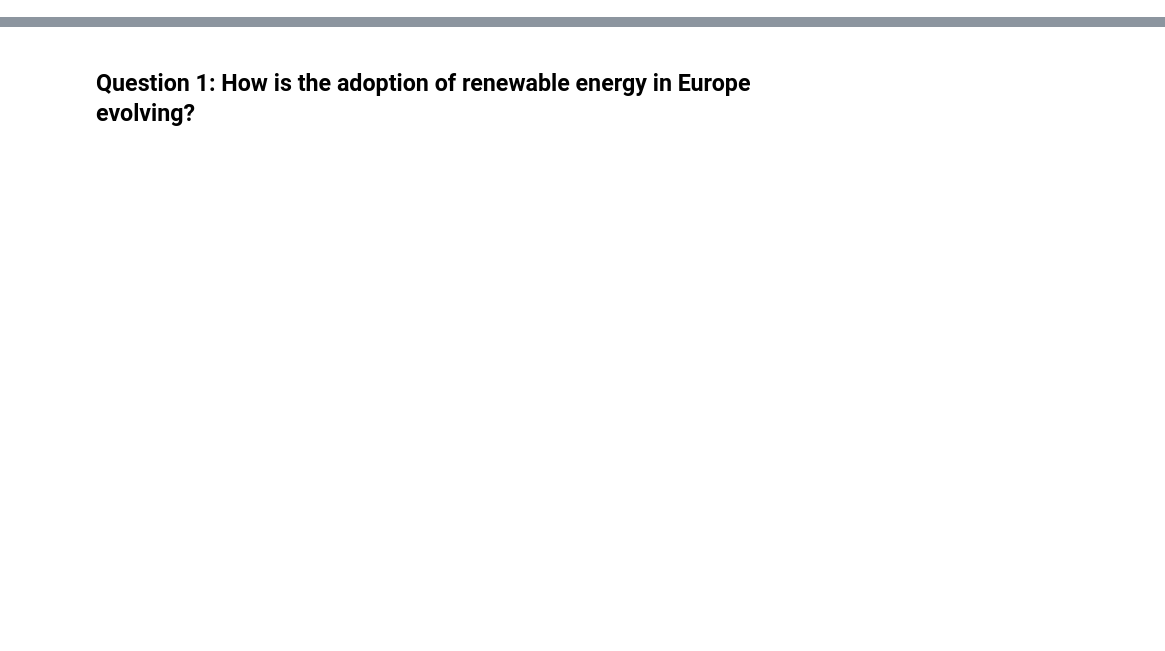
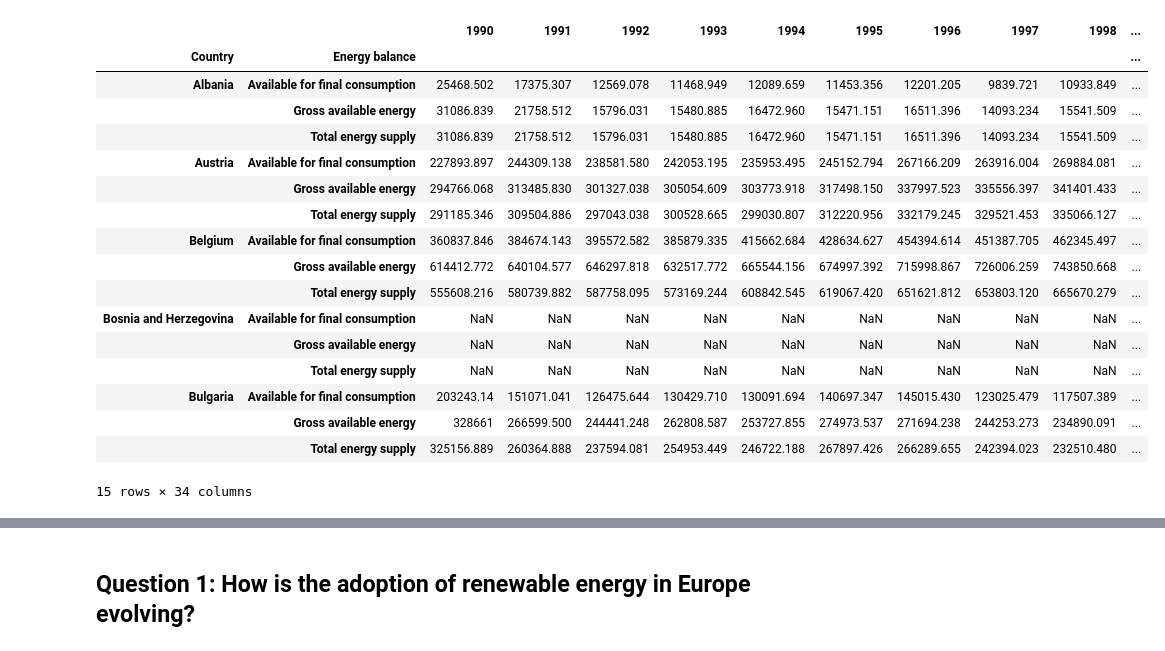
Before and after one commit to mazinator/DOPP-Group37, a Jupyter notebook: src/analysis.ipynb, the cells around one changed output, grey strips where cells are left out. Cells and saved outputs as stored; diff of their text form; code cells hidden in the pictures; blank space fills up the shorter version.

```diff
--- a/src/analysis.ipynb
+++ b/src/analysis.ipynb
@@ -77,0 +437,31 @@ def eurostat_dataset(path: str) -> pd.DataFrame:
+# %%
+df_energy_balances_by_country = eurostat_dataset(NRG_BAL_S)
+label_df_energy_balances_by_country = 'Energy Balances by country'
+
+# remove index column 'Standard international energy product classification (SIEC)'
+df_reset = df_energy_balances_by_country.reset_index().drop(columns=['Standard international energy product classification (SIEC)'])
+
+# filter out the rows for 'Primary energy consumption (Europe 2020-2030)'
+df_filtered = df_reset[df_reset['Energy balance'] != 'Primary energy consumption (Europe 2020-2030)']
+df_energy_balances_by_country = df_filtered.set_index(['Country', 'Energy balance'])
+
+df_energy_balances_by_country.head(15)
+# %% [output]
+|  |  | 1990 | 1991 | 1992 | 1993 | 1994 | 1995 | 1996 | 1997 | 1998 | ... |
+| Country | Energy balance |  |  |  |  |  |  |  |  |  | ... |
+| Albania | Available for final consumption | 25468.502 | 17375.307 | 12569.078 | 11468.949 | 12089.659 | 11453.356 | 12201.205 | 9839.721 | 10933.849 | ... |
+|  | Gross available energy | 31086.839 | 21758.512 | 15796.031 | 15480.885 | 16472.960 | 15471.151 | 16511.396 | 14093.234 | 15541.509 | ... |
+|  | Total energy supply | 31086.839 | 21758.512 | 15796.031 | 15480.885 | 16472.960 | 15471.151 | 16511.396 | 14093.234 | 15541.509 | ... |
+| Austria | Available for final consumption | 227893.897 | 244309.138 | 238581.580 | 242053.195 | 235953.495 | 245152.794 | 267166.209 | 263916.004 | 269884.081 | ... |
+|  | Gross available energy | 294766.068 | 313485.830 | 301327.038 | 305054.609 | 303773.918 | 317498.150 | 337997.523 | 335556.397 | 341401.433 | ... |
+|  | Total energy supply | 291185.346 | 309504.886 | 297043.038 | 300528.665 | 299030.807 | 312220.956 | 332179.245 | 329521.453 | 335066.127 | ... |
+| Belgium | Available for final consumption | 360837.846 | 384674.143 | 395572.582 | 385879.335 | 415662.684 | 428634.627 | 454394.614 | 451387.705 | 462345.497 | ... |
+|  | Gross available energy | 614412.772 | 640104.577 | 646297.818 | 632517.772 | 665544.156 | 674997.392 | 715998.867 | 726006.259 | 743850.668 | ... |
+|  | Total energy supply | 555608.216 | 580739.882 | 587758.095 | 573169.244 | 608842.545 | 619067.420 | 651621.812 | 653803.120 | 665670.279 | ... |
+| Bosnia and Herzegovina | Available for final consumption | NaN | NaN | NaN | NaN | NaN | NaN | NaN | NaN | NaN | ... |
+|  | Gross available energy | NaN | NaN | NaN | NaN | NaN | NaN | NaN | NaN | NaN | ... |
+|  | Total energy supply | NaN | NaN | NaN | NaN | NaN | NaN | NaN | NaN | NaN | ... |
+| Bulgaria | Available for final consumption | 203243.14 | 151071.041 | 126475.644 | 130429.710 | 130091.694 | 140697.347 | 145015.430 | 123025.479 | 117507.389 | ... |
+|  | Gross available energy | 328661 | 266599.500 | 244441.248 | 262808.587 | 253727.855 | 274973.537 | 271694.238 | 244253.273 | 234890.091 | ... |
+|  | Total energy supply | 325156.889 | 260364.888 | 237594.081 | 254953.449 | 246722.188 | 267897.426 | 266289.655 | 242394.023 | 232510.480 | ... |
+15 rows × 34 columns
```
Also changed, not shown: parts of 27 cells of this notebook, 3 other files.
